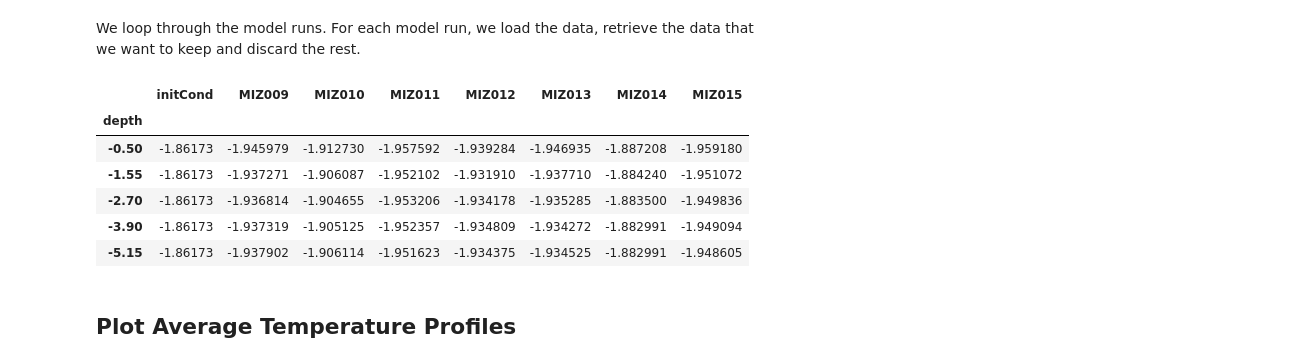
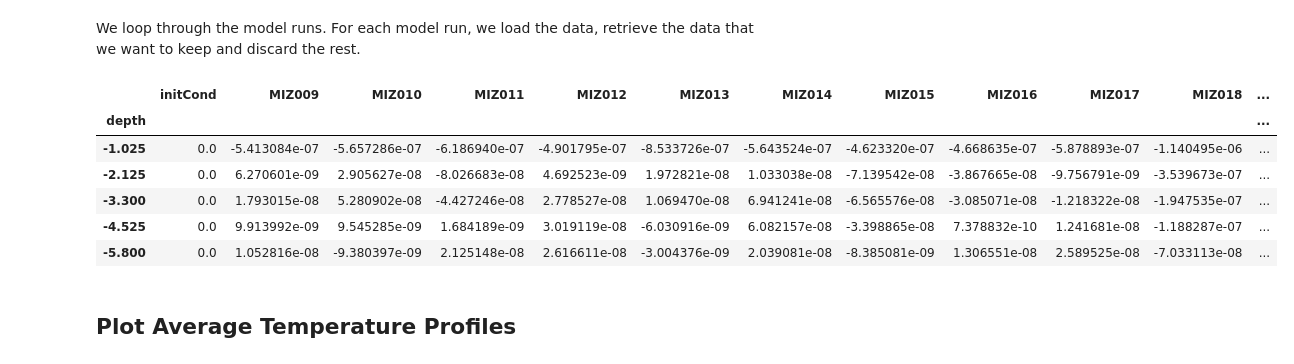
Before and after one commit to marlene-schramm/MSc_data_analysis, a Jupyter notebook: model_output/Compare_T_S_N2.ipynb, the cells around one changed output. Drawn from its saved outputs; the diff is of its cells as text; code cells hidden in the pictures.

```diff
--- a/model_output/Compare_T_S_N2.ipynb
+++ b/model_output/Compare_T_S_N2.ipynb
@@ -26,8 +26,7 @@ import warnings
 # %% [markdown]
 We loop through the model runs. For each model run, we load the data, retrieve the data that we want to keep and discard the rest.
 # %%
-
-model_runs = [f"MIZ{i:03d}" for i in range(9,16)] # model runs to loop through
+model_runs = [f"MIZ{i:03d}" for i in range(9,21)] # model runs to loop through
 delta_t = 4 # time step in seconds
 output_dir = "../../MITgcm/so_plumes/"
 
@@ -49,45 +48,76 @@ with warnings.catch_warnings():
 
         # open dataset
         ds = open_mdsdataset(output_dir+run, prefix = ['Eta', 'U', 'W', 'T', 'V', 'S', 'PH'], delta_t = delta_t, geometry = "cartesian")
+        ds["CT"] = gsw.CT_from_pt(ds["S"], ds["T"]) # conservative temperature for N2 calculation
+        ds["p"] = ds["PH"] + ds["PHrefC"] # sea pressure for N2 calculation
+
         # openwater subdomain
         ds_openwater = ds.isel(YC = slice(0,50))
         # select last time step
         ds_end = ds.isel(time = -1)
         ds_openwater_end = ds_openwater.isel(time=-1)
 
         if i == 0:
-            # set depth as index
+            # set depth as index for T and S
             index = pd.Index(ds.Z, name = "depth")
             final_avg_T_wholedomain.index = index
             final_avg_T_openwater.index = index
             final_avg_S_wholedomain.index = index
             final_avg_S_openwater.index = index
+            # set depth as index for N2
+            N2_depth = ds.Z.values[:-1]+(ds.Z.values[1:]-ds.Z.values[:-1])/2
+            final_avg_N2_wholedomain.index = pd.Index(N2_depth, name = "depth")
+            final_avg_N2_openwater.index = pd.Index(N2_depth, name = "depth")
 
             # average T profile from initial conditions
             final_avg_T_wholedomain["initCond"] = ds_openwater.isel(time=0).T.mean(dim = ["YC","XC"])
             final_avg_T_openwater["initCond"] = ds_openwater.isel(time=0).T.mean(dim = ["YC","XC"])
 
             # average S profile from initial conditions
             final_avg_S_wholedomain["initCond"] = ds_openwater.isel(time=0).S.mean(dim = ["YC","XC"])
             final_avg_S_openwater["initCond"] = ds_openwater.isel(time=0).S.mean(dim = ["YC","XC"])
 
+            # average N2 profile from init cond.
+            N2_whole, p_mid = gsw.Nsquared(ds.isel(time=0).S,
+                              ds.isel(time=0).CT,
+                              ds.isel(time=0).p,
+                              lat=-59, axis = 0)
+            N2_openw, p_mid = gsw.Nsquared(ds_openwater.isel(time=0).S,
+                              ds_openwater.isel(time=0).CT,
+                              ds_openwater.isel(time=0).p,
+                              lat=-59, axis = 0)
+            final_avg_N2_wholedomain["initCond"] = N2_whole.mean(axis = (1,2))
+            final_avg_N2_openwater["initCond"] = N2_openw.mean(axis = (1,2))
+
         # calculate mean final temperature profile
         final_avg_T_wholedomain[run] = ds_end.T.mean(dim = ["YC","XC"])
         final_avg_T_openwater[run] = ds_openwater_end.T.mean(dim = ["YC","XC"])
 
         # calculate mean final salinity profile
         final_avg_S_wholedomain[run] = ds_end.S.mean(dim = ["YC","XC"])
         final_avg_S_openwater[run] = ds_openwater_end.S.mean(dim = ["YC","XC"])
 
-final_avg_T_wholedomain.head()
+        # calculate final mean N2 profile
+        N2_whole, p_mid = gsw.Nsquared(ds_end.S,
+                  ds_end.CT,
+                  ds_end.p,
+                  lat=-59, axis = 0)
+        N2_openw, p_mid = gsw.Nsquared(ds_openwater_end.S,
+                  ds_openwater_end.CT,
+                  ds_openwater_end.p,
+                  lat=-59, axis = 0)
+        final_avg_N2_wholedomain[run] = N2_whole.mean(axis = (1,2))
+        final_avg_N2_openwater[run] = N2_openw.mean(axis = (1,2))
+
+final_avg_N2_wholedomain.head()
 # %% [output]
-|  | initCond | MIZ009 | MIZ010 | MIZ011 | MIZ012 | MIZ013 | MIZ014 | MIZ015 |
-| depth |  |  |  |  |  |  |  |  |
-| -0.50 | -1.86173 | -1.945979 | -1.912730 | -1.957592 | -1.939284 | -1.946935 | -1.887208 | -1.959180 |
-| -1.55 | -1.86173 | -1.937271 | -1.906087 | -1.952102 | -1.931910 | -1.937710 | -1.884240 | -1.951072 |
-| -2.70 | -1.86173 | -1.936814 | -1.904655 | -1.953206 | -1.934178 | -1.935285 | -1.883500 | -1.949836 |
-| -3.90 | -1.86173 | -1.937319 | -1.905125 | -1.952357 | -1.934809 | -1.934272 | -1.882991 | -1.949094 |
-| -5.15 | -1.86173 | -1.937902 | -1.906114 | -1.951623 | -1.934375 | -1.934525 | -1.882991 | -1.948605 |
+|  | initCond | MIZ009 | MIZ010 | MIZ011 | MIZ012 | MIZ013 | MIZ014 | MIZ015 | MIZ016 | MIZ017 | MIZ018 | ... |
+| depth |  |  |  |  |  |  |  |  |  |  |  | ... |
+| -1.025 | 0.0 | -5.413084e-07 | -5.657286e-07 | -6.186940e-07 | -4.901795e-07 | -8.533726e-07 | -5.643524e-07 | -4.623320e-07 | -4.668635e-07 | -5.878893e-07 | -1.140495e-06 | ... |
+| -2.125 | 0.0 | 6.270601e-09 | 2.905627e-08 | -8.026683e-08 | 4.692523e-09 | 1.972821e-08 | 1.033038e-08 | -7.139542e-08 | -3.867665e-08 | -9.756791e-09 | -3.539673e-07 | ... |
+| -3.300 | 0.0 | 1.793015e-08 | 5.280902e-08 | -4.427246e-08 | 2.778527e-08 | 1.069470e-08 | 6.941241e-08 | -6.565576e-08 | -3.085071e-08 | -1.218322e-08 | -1.947535e-07 | ... |
+| -4.525 | 0.0 | 9.913992e-09 | 9.545285e-09 | 1.684189e-09 | 3.019119e-08 | -6.030916e-09 | 6.082157e-08 | -3.398865e-08 | 7.378832e-10 | 1.241681e-08 | -1.188287e-07 | ... |
+| -5.800 | 0.0 | 1.052816e-08 | -9.380397e-09 | 2.125148e-08 | 2.616611e-08 | -3.004376e-09 | 2.039081e-08 | -8.385081e-09 | 1.306551e-08 | 2.589525e-08 | -7.033113e-08 | ... |
 # %% [markdown]
 ## Plot Average Temperature Profiles
 # %%
```
Also changed, not shown: parts of 7 cells of this notebook.
